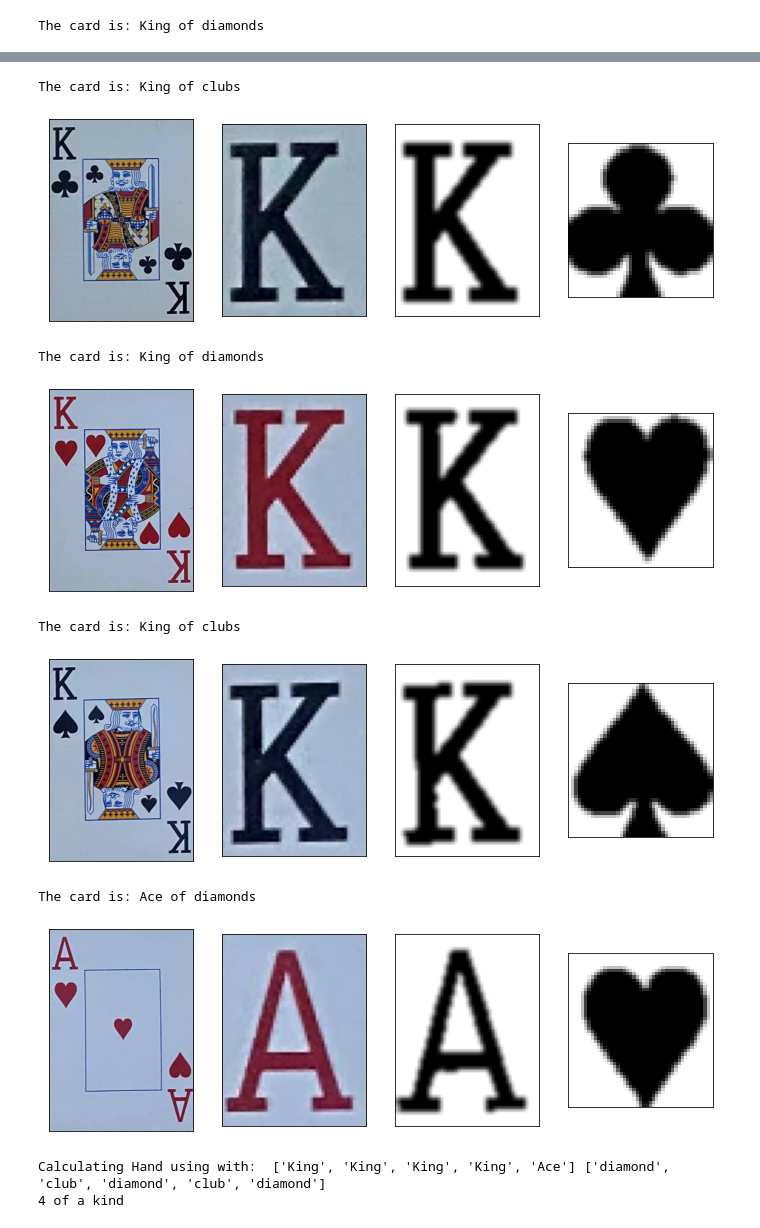
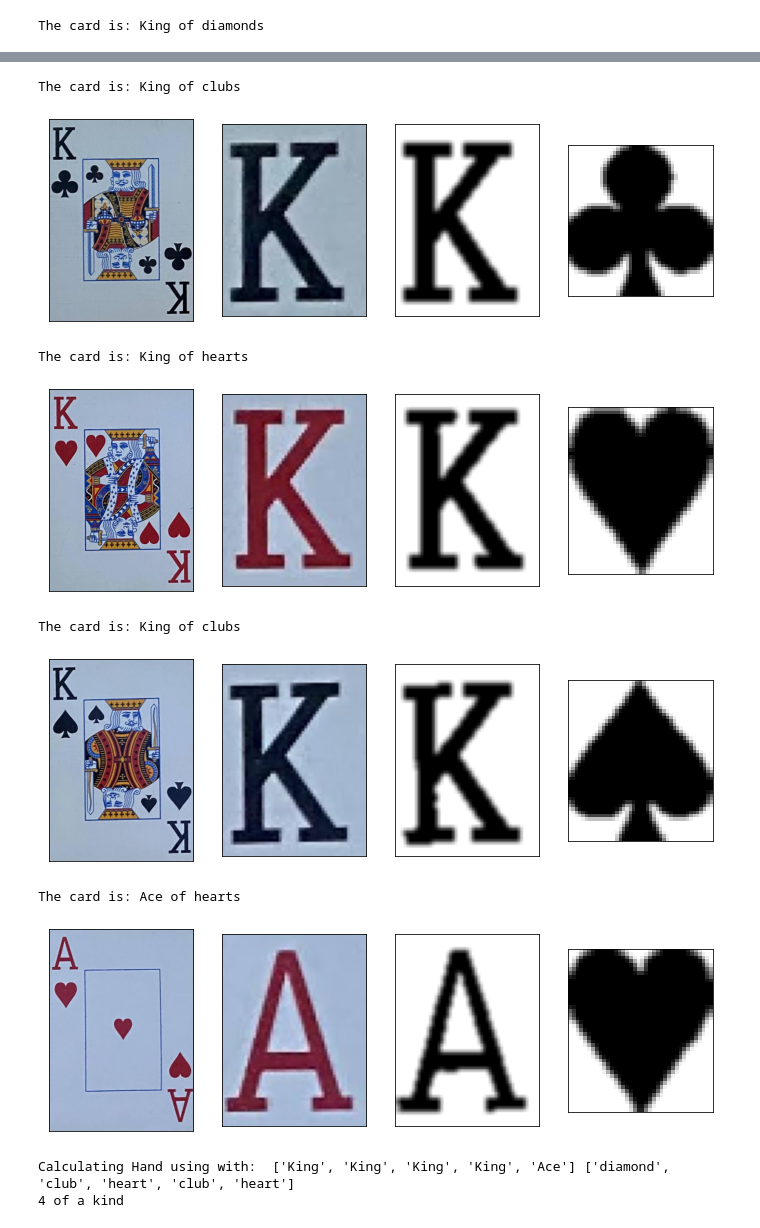
Before and after one commit to C17326283/CardGameAssistant-ImageProcessing, a Jupyter notebook: CardGameAssistant.ipynb, the cells around one changed output, grey strips where cells are left out. Drawn from its saved outputs; the diff is of its cells as text; code cells hidden in the pictures.

Commit message:
symbol isolation improved

```diff
--- a/CardGameAssistant.ipynb
+++ b/CardGameAssistant.ipynb
@@ -264,6 +264,17 @@ def readCards(img):
         sContour,_ = cv2.findContours(inverse, mode=cv2.RETR_EXTERNAL, method=cv2.CHAIN_APPROX_NONE)
         sC = sorted(sContour, key=cv2.contourArea, reverse=True)
 
+        x,y,w,h = cv2.boundingRect(sC[0])
+
+        cropped_symbol = cropped_symbol[y:y+h,x:x+w]
+
+        G = cv2.cvtColor(cropped_symbol, cv2.COLOR_BGR2GRAY)
+        T = 120
+        T, B = cv2.threshold(G, thresh = T, maxval = 255, type = cv2.THRESH_BINARY)
+        inverse = cv2.bitwise_not(B)
+        sContour,_ = cv2.findContours(inverse, mode=cv2.RETR_EXTERNAL, method=cv2.CHAIN_APPROX_NONE)
+        sC = sorted(sContour, key=cv2.contourArea, reverse=True)
+
         cropped = cropped_symbol
         croppedH, croppedW, croppedChannels = cropped.shape
         cropped_symbol = np.zeros([croppedH,croppedW,3],dtype=np.uint8)
@@ -325,10 +336,10 @@ The card is: King of diamonds
 The card is: King of clubs
 [figure]
-The card is: King of diamonds
+The card is: King of hearts
-[figure, old version]
+[figure, new version]
 The card is: King of clubs
-[figure, old version]
+[figure, new version]
-The card is: Ace of diamonds
+The card is: Ace of hearts
-[figure, old version]
+[figure, new version]
-Calculating Hand using with:  ['King', 'King', 'King', 'King', 'Ace'] ['diamond', 'club', 'diamond', 'club', 'diamond']
+Calculating Hand using with:  ['King', 'King', 'King', 'King', 'Ace'] ['diamond', 'club', 'heart', 'club', 'heart']
 4 of a kind
```
Also changed, not shown: parts of 1 cell of this notebook, 3 other files.
